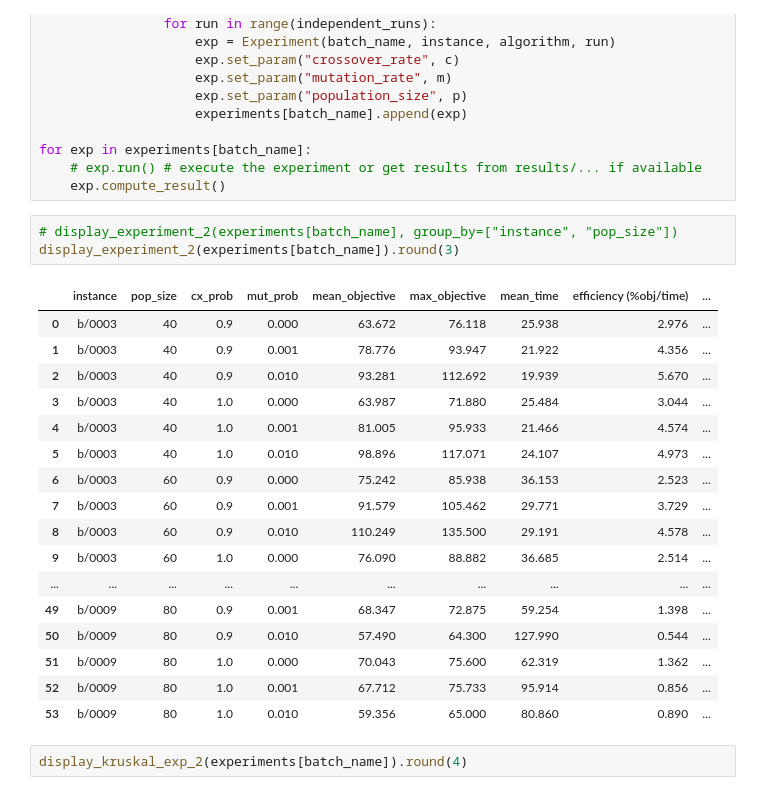
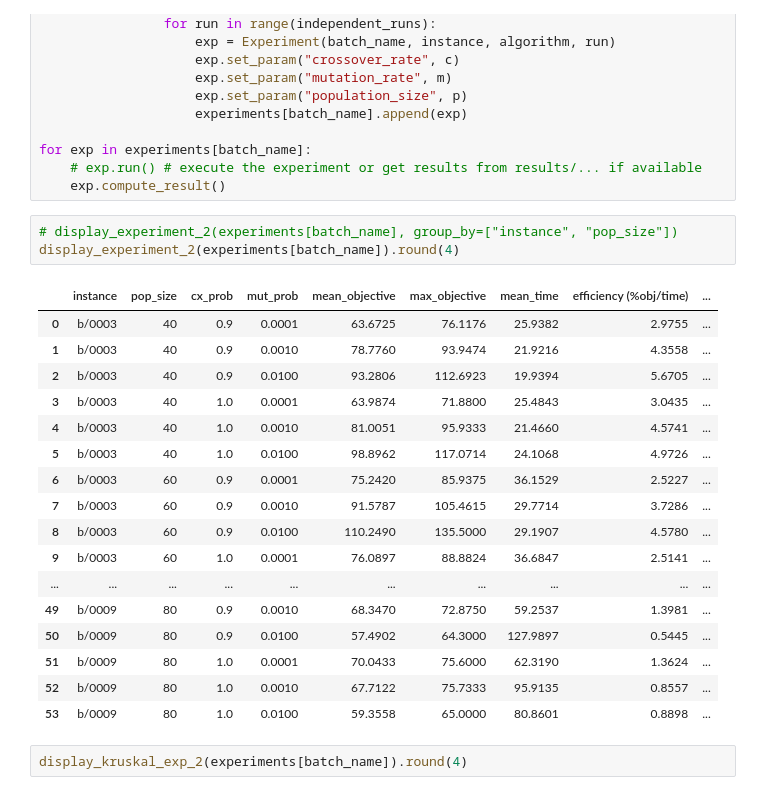
Before and after one commit to marcoZunino/AlgoritmosEvolutivos-challenge-sbpo-2025, a Jupyter notebook: experimental_results.ipynb, the cells around one changed output. Saved outputs shown, nothing was run; the diff lists cells and outputs as text.

```diff
--- a/experimental_results.ipynb
+++ b/experimental_results.ipynb
@@ -372,25 +372,25 @@ for exp in experiments[batch_name]:
     exp.compute_result()
 # %%
 # display_experiment_2(experiments[batch_name], group_by=["instance", "pop_size"])
-display_experiment_2(experiments[batch_name]).round(3)
+display_experiment_2(experiments[batch_name]).round(4)
 # %% [output]
 |  | instance | pop_size | cx_prob | mut_prob | mean_objective | max_objective | mean_time | efficiency (%obj/time) | ... |
-| 0 | b/0003 | 40 | 0.9 | 0.000 | 63.672 | 76.118 | 25.938 | 2.976 | ... |
-| 1 | b/0003 | 40 | 0.9 | 0.001 | 78.776 | 93.947 | 21.922 | 4.356 | ... |
-| 2 | b/0003 | 40 | 0.9 | 0.010 | 93.281 | 112.692 | 19.939 | 5.670 | ... |
-| 3 | b/0003 | 40 | 1.0 | 0.000 | 63.987 | 71.880 | 25.484 | 3.044 | ... |
-| 4 | b/0003 | 40 | 1.0 | 0.001 | 81.005 | 95.933 | 21.466 | 4.574 | ... |
-| 5 | b/0003 | 40 | 1.0 | 0.010 | 98.896 | 117.071 | 24.107 | 4.973 | ... |
-| 6 | b/0003 | 60 | 0.9 | 0.000 | 75.242 | 85.938 | 36.153 | 2.523 | ... |
-| 7 | b/0003 | 60 | 0.9 | 0.001 | 91.579 | 105.462 | 29.771 | 3.729 | ... |
-| 8 | b/0003 | 60 | 0.9 | 0.010 | 110.249 | 135.500 | 29.191 | 4.578 | ... |
-| 9 | b/0003 | 60 | 1.0 | 0.000 | 76.090 | 88.882 | 36.685 | 2.514 | ... |
+| 0 | b/0003 | 40 | 0.9 | 0.0001 | 63.6725 | 76.1176 | 25.9382 | 2.9755 | ... |
+| 1 | b/0003 | 40 | 0.9 | 0.0010 | 78.7760 | 93.9474 | 21.9216 | 4.3558 | ... |
+| 2 | b/0003 | 40 | 0.9 | 0.0100 | 93.2806 | 112.6923 | 19.9394 | 5.6705 | ... |
+| 3 | b/0003 | 40 | 1.0 | 0.0001 | 63.9874 | 71.8800 | 25.4843 | 3.0435 | ... |
+| 4 | b/0003 | 40 | 1.0 | 0.0010 | 81.0051 | 95.9333 | 21.4660 | 4.5741 | ... |
+| 5 | b/0003 | 40 | 1.0 | 0.0100 | 98.8962 | 117.0714 | 24.1068 | 4.9726 | ... |
+| 6 | b/0003 | 60 | 0.9 | 0.0001 | 75.2420 | 85.9375 | 36.1529 | 2.5227 | ... |
+| 7 | b/0003 | 60 | 0.9 | 0.0010 | 91.5787 | 105.4615 | 29.7714 | 3.7286 | ... |
+| 8 | b/0003 | 60 | 0.9 | 0.0100 | 110.2490 | 135.5000 | 29.1907 | 4.5780 | ... |
+| 9 | b/0003 | 60 | 1.0 | 0.0001 | 76.0897 | 88.8824 | 36.6847 | 2.5141 | ... |
 | ... | ... | ... | ... | ... | ... | ... | ... | ... | ... |
-| 49 | b/0009 | 80 | 0.9 | 0.001 | 68.347 | 72.875 | 59.254 | 1.398 | ... |
-| 50 | b/0009 | 80 | 0.9 | 0.010 | 57.490 | 64.300 | 127.990 | 0.544 | ... |
-| 51 | b/0009 | 80 | 1.0 | 0.000 | 70.043 | 75.600 | 62.319 | 1.362 | ... |
-| 52 | b/0009 | 80 | 1.0 | 0.001 | 67.712 | 75.733 | 95.914 | 0.856 | ... |
-| 53 | b/0009 | 80 | 1.0 | 0.010 | 59.356 | 65.000 | 80.860 | 0.890 | ... |
+| 49 | b/0009 | 80 | 0.9 | 0.0010 | 68.3470 | 72.8750 | 59.2537 | 1.3981 | ... |
+| 50 | b/0009 | 80 | 0.9 | 0.0100 | 57.4902 | 64.3000 | 127.9897 | 0.5445 | ... |
+| 51 | b/0009 | 80 | 1.0 | 0.0001 | 70.0433 | 75.6000 | 62.3190 | 1.3624 | ... |
+| 52 | b/0009 | 80 | 1.0 | 0.0010 | 67.7122 | 75.7333 | 95.9135 | 0.8557 | ... |
+| 53 | b/0009 | 80 | 1.0 | 0.0100 | 59.3558 | 65.0000 | 80.8601 | 0.8898 | ... |
 # %%
 display_kruskal_exp_2(experiments[batch_name]).round(4)
 # %% [output]
```
Also changed, not shown: parts of 7 cells of this notebook, 2 other files.
